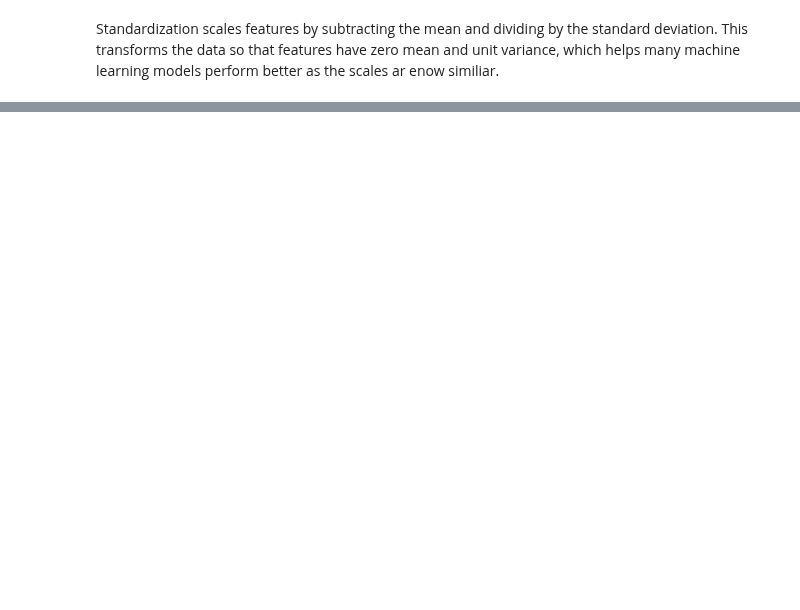
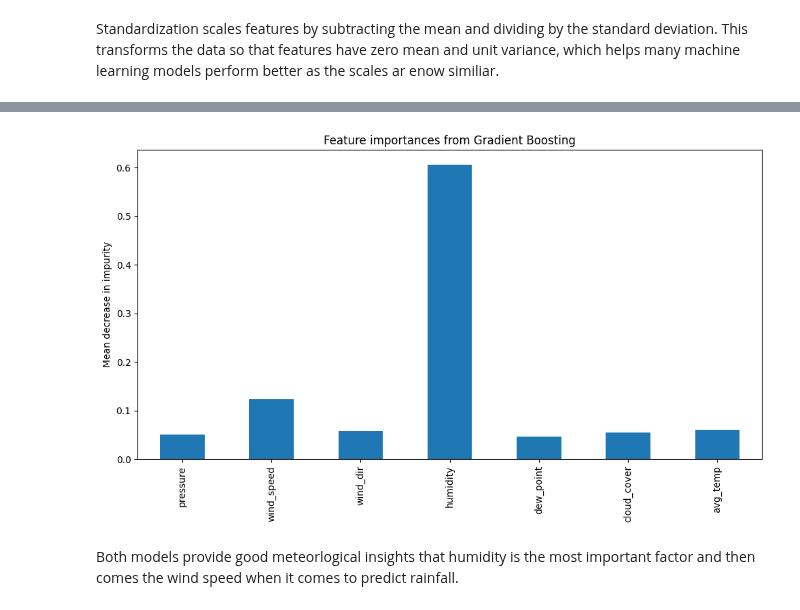
Before and after one commit to dibendupal69724-ux/CV-documents, a Jupyter notebook: Rainfall_Predictions.ipynb, the cells around one changed output, grey strips where cells are left out. Saved outputs shown, nothing was run; the diff lists cells and outputs as text; code cells hidden in the pictures; blank space fills up the shorter version.

```diff
--- a/Rainfall_Predictions.ipynb
+++ b/Rainfall_Predictions.ipynb
@@ -366,0 +399,16 @@ So both models predict near about same.Using this trained model we can try predi
+# %%
+importances = gb_final.feature_importances_
+feature_names = X_all.columns
+
+forest_importances = pd.Series(importances, index=feature_names)
+
+fig, ax = plt.subplots(figsize=(10, 6))
+forest_importances.plot.bar(ax=ax)
+ax.set_title("Feature importances from Gradient Boosting")
+ax.set_ylabel("Mean decrease in impurity")
+fig.tight_layout()
+plt.show()
+# %% [output]
+[figure, added]
+# %% [markdown]
+Both models provide good meteorlogical insights that humidity is the most important factor and then comes the wind speed when it comes to predict rainfall.
```
Also changed, not shown: parts of 16 cells of this notebook.
